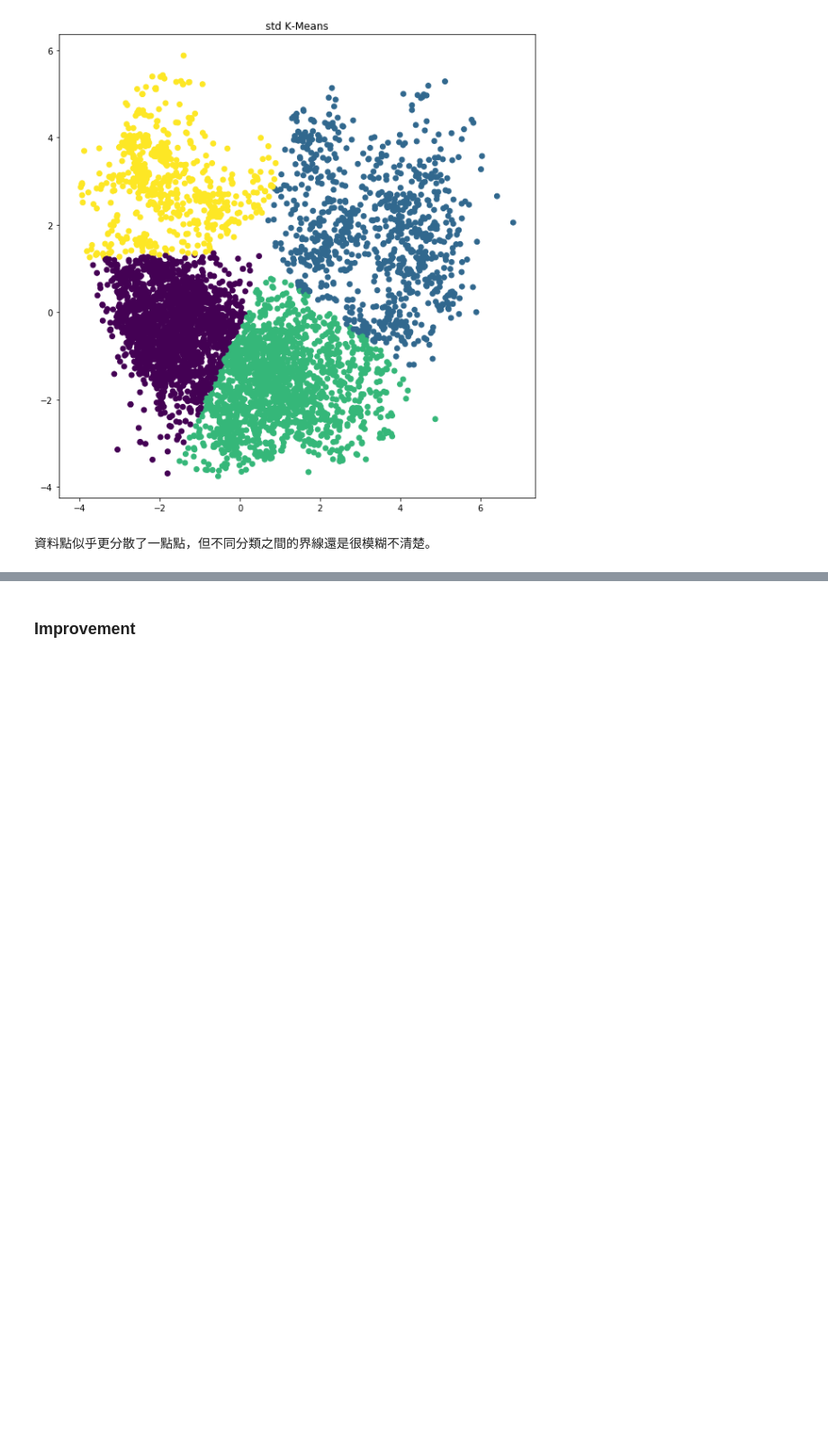
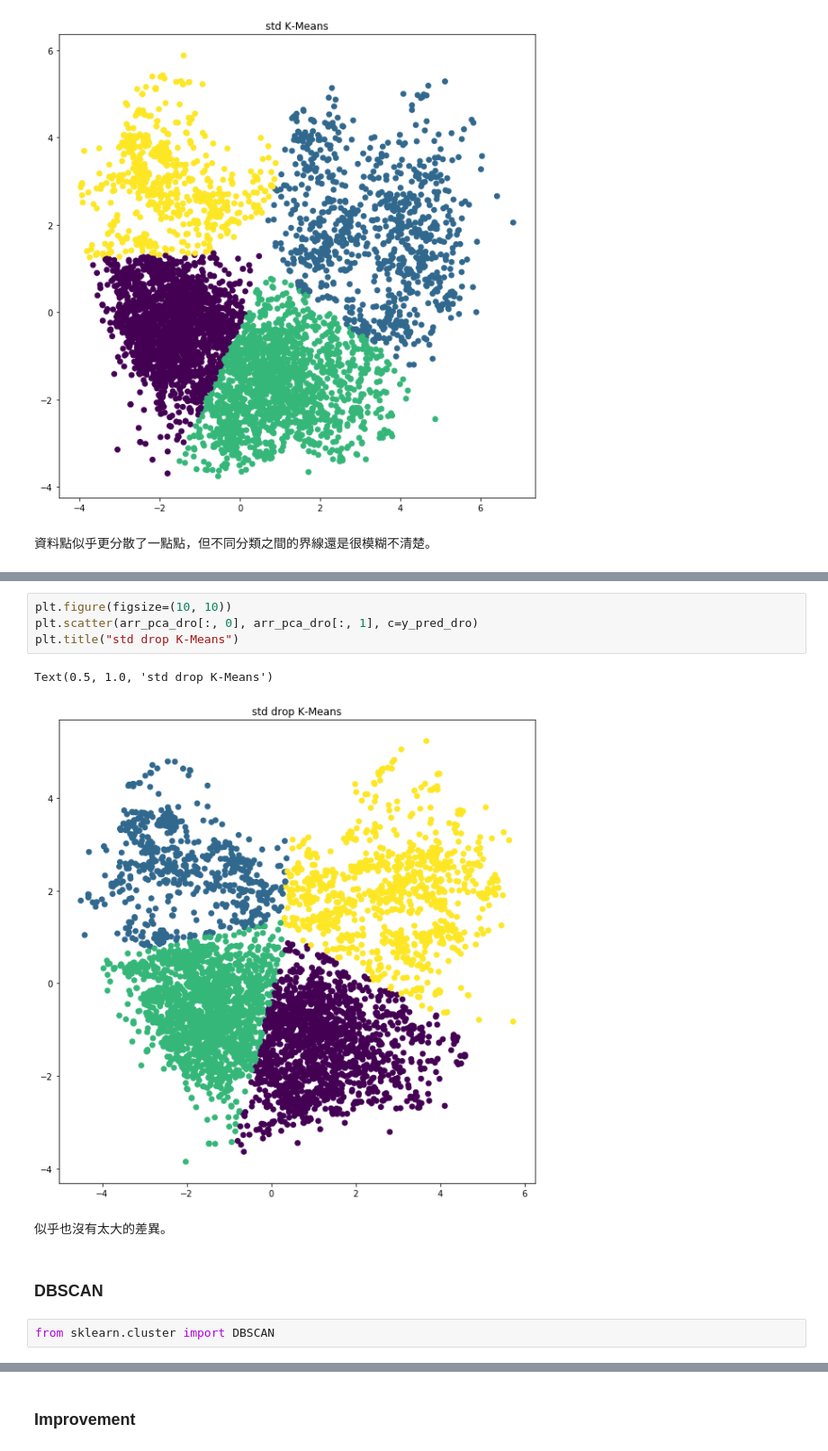
Before and after one commit to kevin110604/FDA-data-analytics, a Jupyter notebook: FDA_hw4.ipynb, the cells around one changed output, grey strips where cells are left out. Shown at 90% size. Cells and saved outputs as stored; diff of their text form; blank space fills up the shorter version.

Commit message:
Add DBSCAN in order to improve the result

```diff
--- a/FDA_hw4.ipynb
+++ b/FDA_hw4.ipynb
@@ -394,0 +432,13 @@ Text(0.5, 1.0, 'std K-Means')
+# %%
+plt.figure(figsize=(10, 10))
+plt.scatter(arr_pca_dro[:, 0], arr_pca_dro[:, 1], c=y_pred_dro)
+plt.title("std drop K-Means")
+# %% [output]
+Text(0.5, 1.0, 'std drop K-Means')
+[figure, added]
+# %% [markdown]
+似乎也沒有太大的差異。
+# %% [markdown]
+### DBSCAN
+# %%
+from sklearn.cluster import DBSCAN
```
Also changed, not shown: parts of 9 cells of this notebook.
